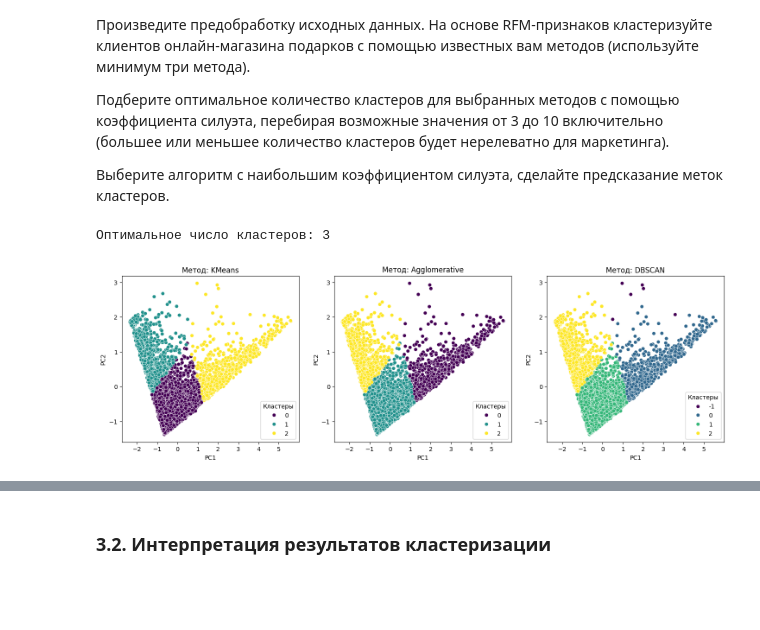
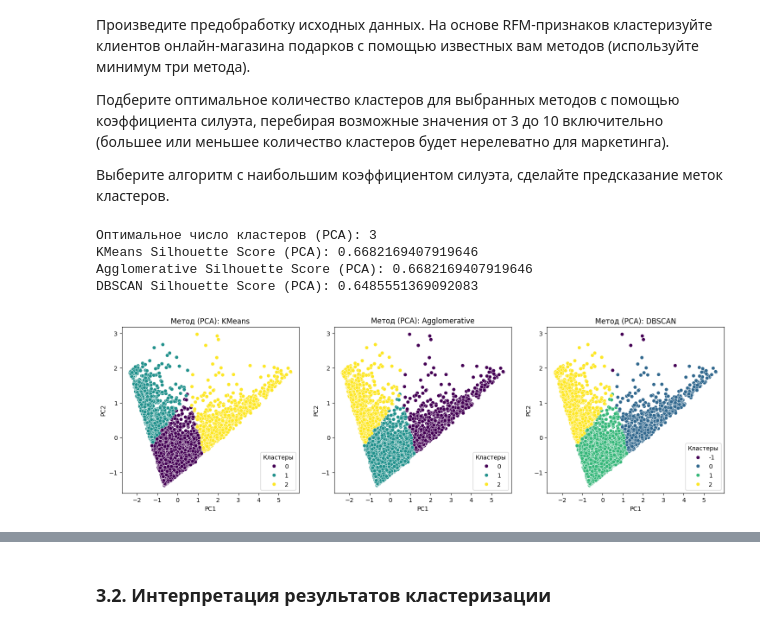
Before and after one commit to crazymarmot/sf_data_sience, a Jupyter notebook: PROJECT_6__Сегментация_клиентов_онлайн_магазина.ipynb, the cells around one changed output, grey strips where cells are left out. Saved outputs shown, nothing was run; the diff lists cells and outputs as text; code cells hidden in the pictures; blank space fills up the shorter version.

```diff
--- a/PROJECT_6__Сегментация_клиентов_онлайн_магазина.ipynb
+++ b/PROJECT_6__Сегментация_клиентов_онлайн_магазина.ipynb
@@ -718,54 +738,58 @@ fig.show()
 
 Выберите алгоритм с наибольшим коэффициентом силуэта, сделайте предсказание меток кластеров.
 # %%
+# Стандартизация данных
+scaler = StandardScaler()
+rfm_scaled = scaler.fit_transform(rfm_filtered)
 
-# Создаём pipeline: стандартизация + PCA
-preprocessing_pipeline = Pipeline([
-    ('scaler', StandardScaler()),  # Стандартизируем RFM-признаки
-    ('pca', PCA(n_components=2))   # PCA для уменьшения размерности до 2D
-])
-
-# Применяем pipeline
-rfm_pca = preprocessing_pipeline.fit_transform(rfm_filtered)
-
-# Преобразуем результат в DataFrame
+# Применяем PCA
+pca = PCA(n_components=2)
+rfm_pca = pca.fit_transform(rfm_scaled)
 rfm_pca_df = pd.DataFrame(rfm_pca, columns=['PC1', 'PC2'], index=rfm_filtered.index)
 
 # Подбор оптимального количества кластеров
-cluster_range = range(3, 11)  # Количество кластеров от 3 до 10
+cluster_range = range(3, 11)
 silhouette_scores = {}
 
 for n_clusters in cluster_range:
     kmeans = KMeans(n_clusters=n_clusters, random_state=42)
     cluster_labels = kmeans.fit_predict(rfm_pca_df)
     score = silhouette_score(rfm_pca_df, cluster_labels)
     silhouette_scores[n_clusters] = score
 
-# Оптимальное количество кластеров
 best_n_clusters = max(silhouette_scores, key=silhouette_scores.get)
-print(f'Оптимальное число кластеров: {best_n_clusters}')
+print(f'Оптимальное число кластеров (PCA): {best_n_clusters}')
 
-# Применяем 3 метода кластеризации
+# Кластеризация
 kmeans = KMeans(n_clusters=best_n_clusters, random_state=42)
 agglomerative = AgglomerativeClustering(n_clusters=best_n_clusters)
 dbscan = DBSCAN(eps=0.5, min_samples=5)
 
 rfm_pca_df['KMeans'] = kmeans.fit_predict(rfm_pca_df)
 rfm_pca_df['Agglomerative'] = agglomerative.fit_predict(rfm_pca_df)
 rfm_pca_df['DBSCAN'] = dbscan.fit_predict(rfm_pca_df)
 
-# Визуализация кластеров
+# Silhouette Score
+print(f"KMeans Silhouette Score (PCA): {silhouette_score(rfm_pca_df, rfm_pca_df['KMeans'])}")
+print(f"Agglomerative Silhouette Score (PCA): {silhouette_score(rfm_pca_df, rfm_pca_df['Agglomerative'])}")
 
+if len(set(rfm_pca_df['DBSCAN'])) > 1:
+    print(f"DBSCAN Silhouette Score (PCA): {silhouette_score(rfm_pca_df, rfm_pca_df['DBSCAN'])}")
+else:
+    print("DBSCAN Silhouette Score (PCA): Невозможно вычислить (все точки в одном кластере)")
+
+# Визуализация
 fig, axes = plt.subplots(1, 3, figsize=(18, 5))
 
 for i, method in enumerate(['KMeans', 'Agglomerative', 'DBSCAN']):
-    sns.scatterplot(
-        x='PC1', y='PC2', hue=method, data=rfm_pca_df, palette='viridis', ax=axes[i]
-    )
-    axes[i].set_title(f'Метод: {method}')
+    sns.scatterplot(x='PC1', y='PC2', hue=method, data=rfm_pca_df, palette='viridis', ax=axes[i])
+    axes[i].set_title(f'Метод (PCA): {method}')
     axes[i].legend(title='Кластеры')
 
 plt.show()
 # %% [output]
-Оптимальное число кластеров: 3
+Оптимальное число кластеров (PCA): 3
+KMeans Silhouette Score (PCA): 0.6682169407919646
+Agglomerative Silhouette Score (PCA): 0.6682169407919646
+DBSCAN Silhouette Score (PCA): 0.6485551369092083
-[figure, old version]
+[figure, new version]
```
Also changed, not shown: parts of 12 cells of this notebook.
